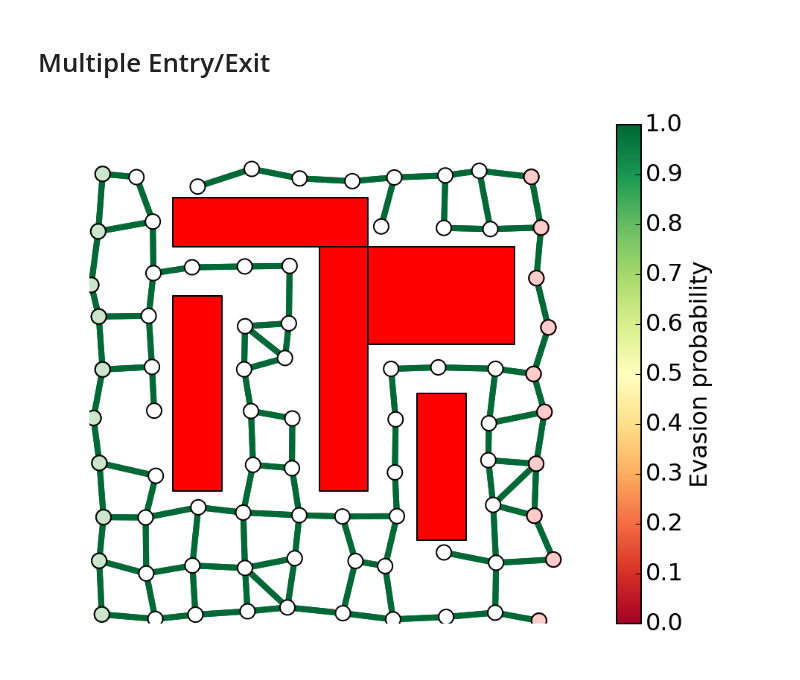
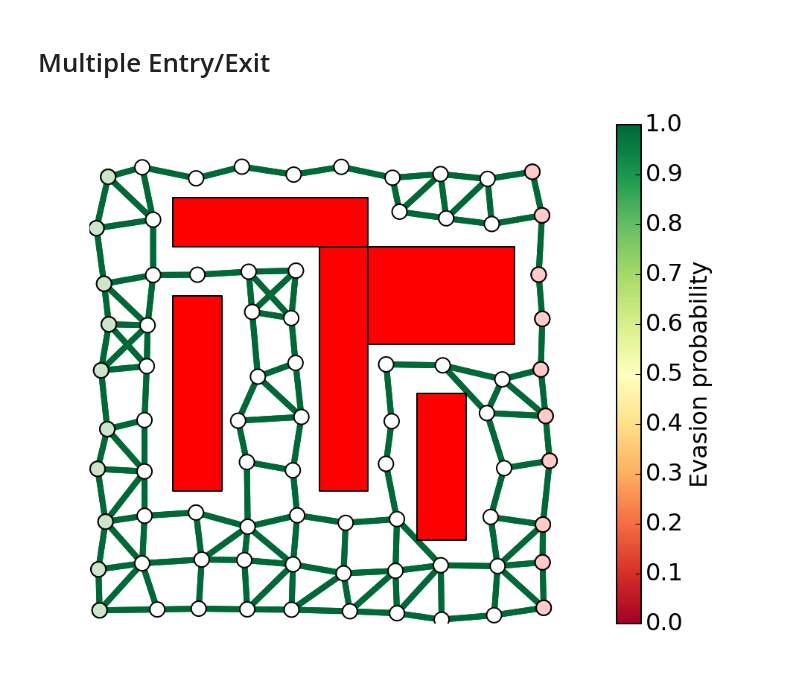
Before and after one commit to ajfriend/cvxpy_examples, a Jupyter notebook: interdiction.ipynb, the cells around one changed output. Saved outputs shown, nothing was run; the diff lists cells and outputs as text; code cells hidden in the pictures.

```diff
--- a/interdiction.ipynb
+++ b/interdiction.ipynb
@@ -800,31 +834,31 @@ plt.plot(guardPositions[r>.5,0],guardPositions[r>.5,1],'bo')
 # %%
 N = 10
 buildings = [(.15,.75,.4,.1),
              (.45,.25,.1,.5),
              (.55,.55,.3,.2),
              (.15,.25,.1,.4),
              (.65,.15,.1,.3)]
 
-G, pos, dummyEdgeIdx = formGraph(N,.1,1.1,buildings=buildings,seed=0,dummyNodes=True)
+G, pos = formGraph(N,.1,1.2,buildings=buildings,seed=1,dummyNodes=True)
 
 A = nx.incidence_matrix(G,oriented=True).toarray()
 n,m = A.shape
 
 b = np.zeros(n)
 b[0] = -1
 b[n-1] = 1
 
 visibleNodes = range(1,n-1)
 
 Gnodes = range(1,N+1)
 Rnodes = range(n-2,n-N-2,-1)
 
 fig, ax = showPaths(G,pos,visibleNodes=visibleNodes,Gnodes=Gnodes,Rnodes=Rnodes,guards=None)
 
 for x,y,w,h in buildings:
     rect = plt.Rectangle((x,y),w,h,fc='r')
     ax.add_patch(rect)
 
 # right things removed?
 # %% [output]
-[figure, old version]
+[figure, new version]
```
Also changed, not shown: parts of 9 cells of this notebook.
